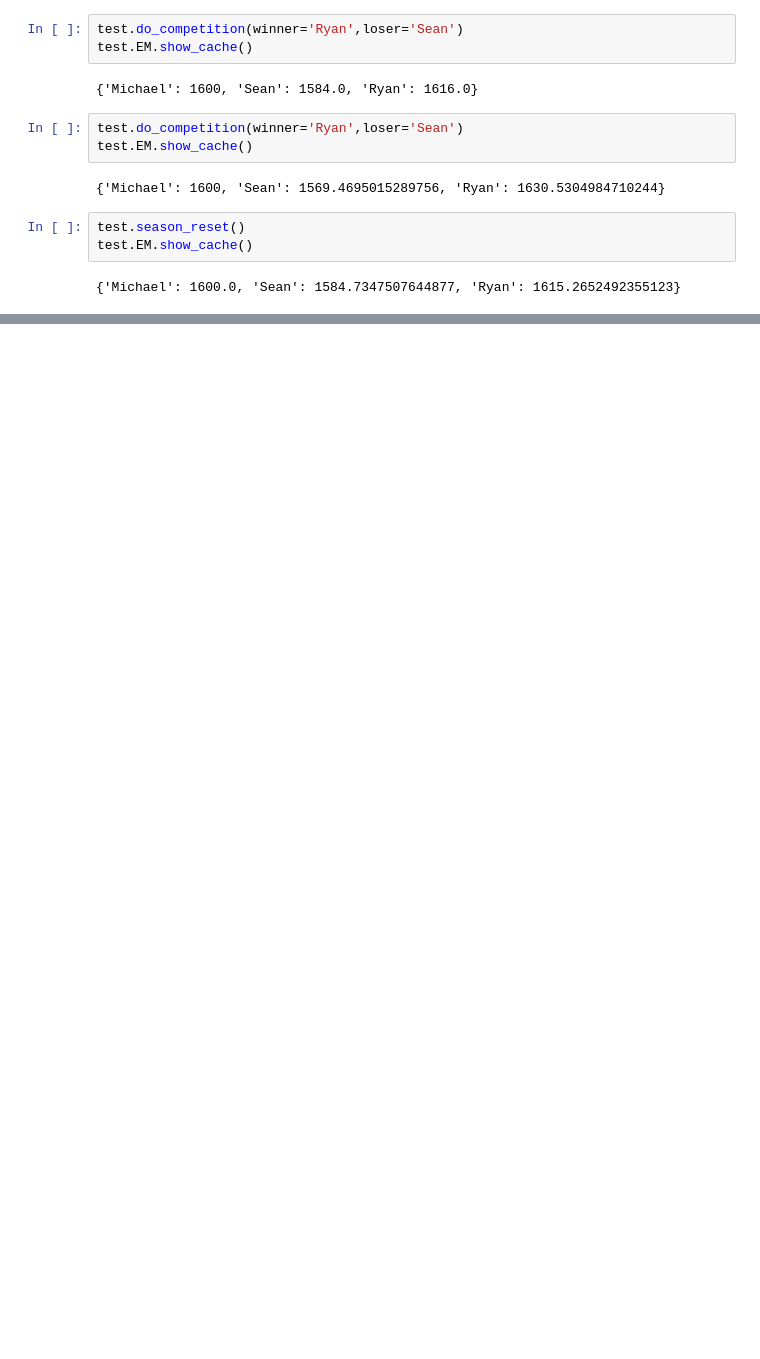
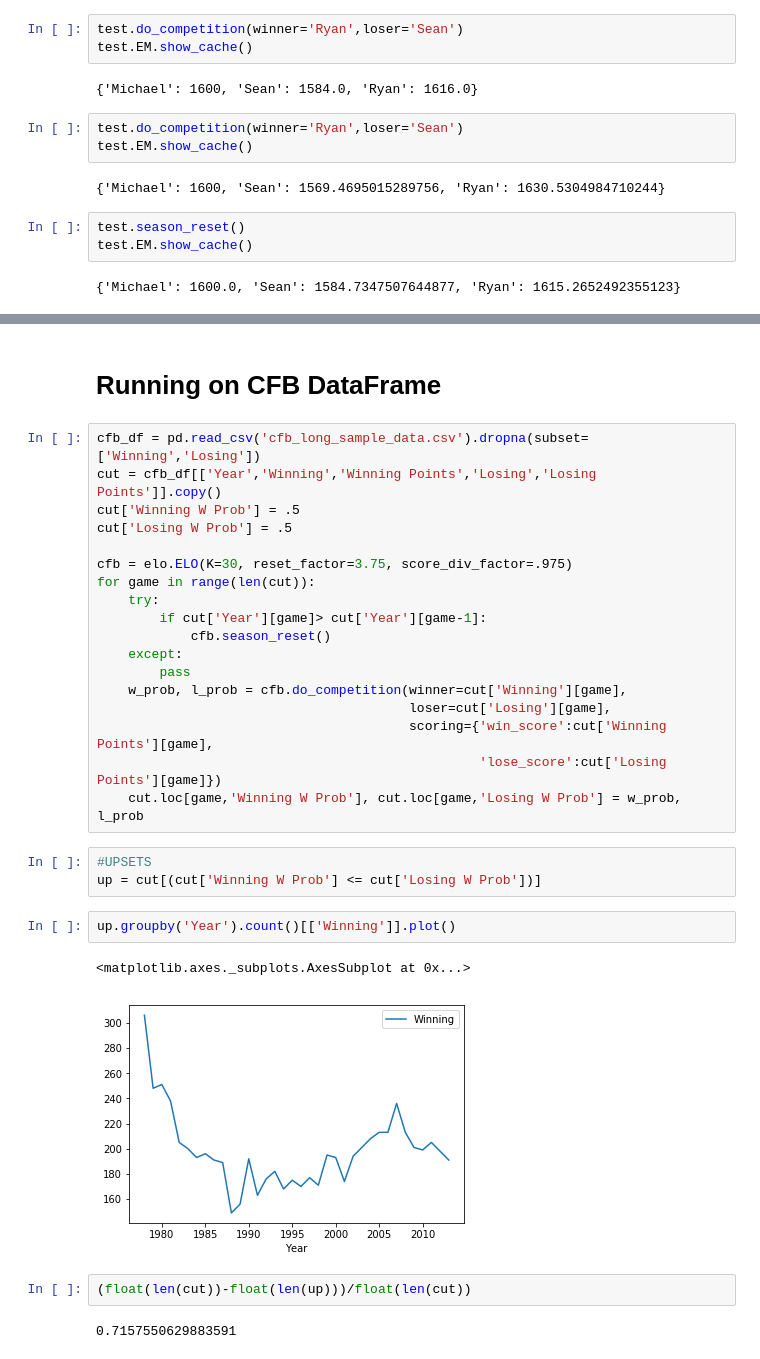
Before and after one commit to RyanAugust/elo, a Jupyter notebook: elo_testing.ipynb, the cells around one changed output, grey strips where cells are left out. Saved outputs shown, nothing was run; the diff lists cells and outputs as text; blank space fills up the shorter version.

Commit message:
Updated testing framework

```diff
--- a/elo_testing.ipynb
+++ b/elo_testing.ipynb
@@ -25,0 +111,32 @@ test
+# %% [markdown]
+# Running on CFB DataFrame
+# %%
+cfb_df = pd.read_csv('cfb_long_sample_data.csv').dropna(subset=['Winning','Losing'])
+cut = cfb_df[['Year','Winning','Winning Points','Losing','Losing Points']].copy()
+cut['Winning W Prob'] = .5
+cut['Losing W Prob'] = .5
+
+cfb = elo.ELO(K=30, reset_factor=3.75, score_div_factor=.975)
+for game in range(len(cut)):
+    try:
+        if cut['Year'][game]> cut['Year'][game-1]:
+            cfb.season_reset()
+    except:
+        pass
+    w_prob, l_prob = cfb.do_competition(winner=cut['Winning'][game],
+                                        loser=cut['Losing'][game],
+                                        scoring={'win_score':cut['Winning Points'][game],
+                                                 'lose_score':cut['Losing Points'][game]})
+    cut.loc[game,'Winning W Prob'], cut.loc[game,'Losing W Prob'] = w_prob, l_prob
+# %%
+#UPSETS
+up = cut[(cut['Winning W Prob'] <= cut['Losing W Prob'])]
+# %%
+up.groupby('Year').count()[['Winning']].plot()
+# %% [output]
+<matplotlib.axes._subplots.AxesSubplot at 0x...>
+[figure, added]
+# %%
+(float(len(cut))-float(len(up)))/float(len(cut))
+# %% [output]
+0.7157550629883591
```
Also changed, not shown: parts of 7 cells of this notebook.
